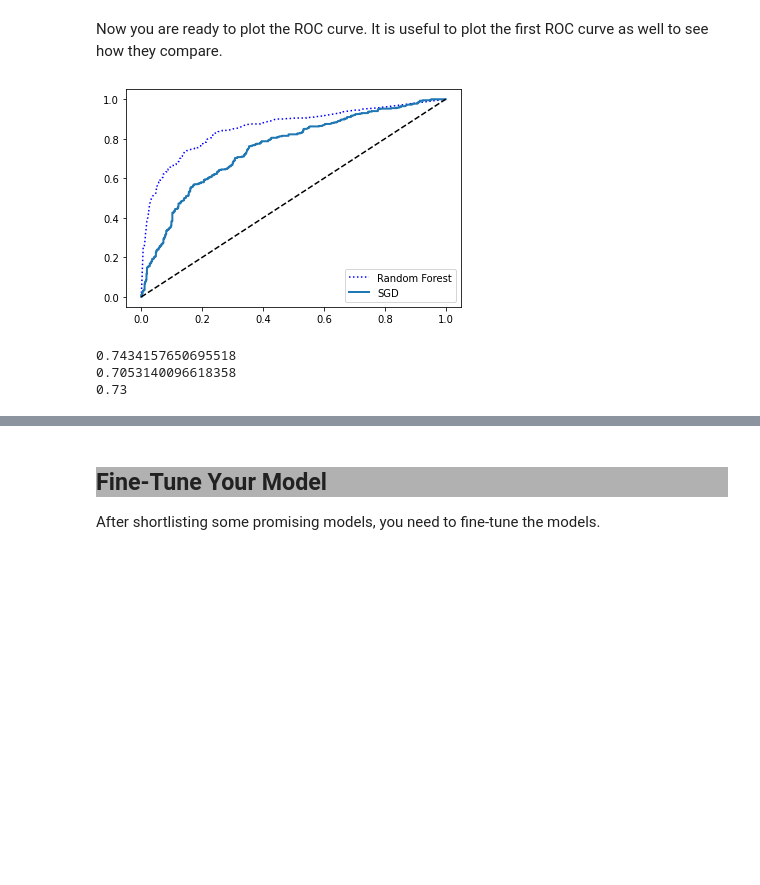
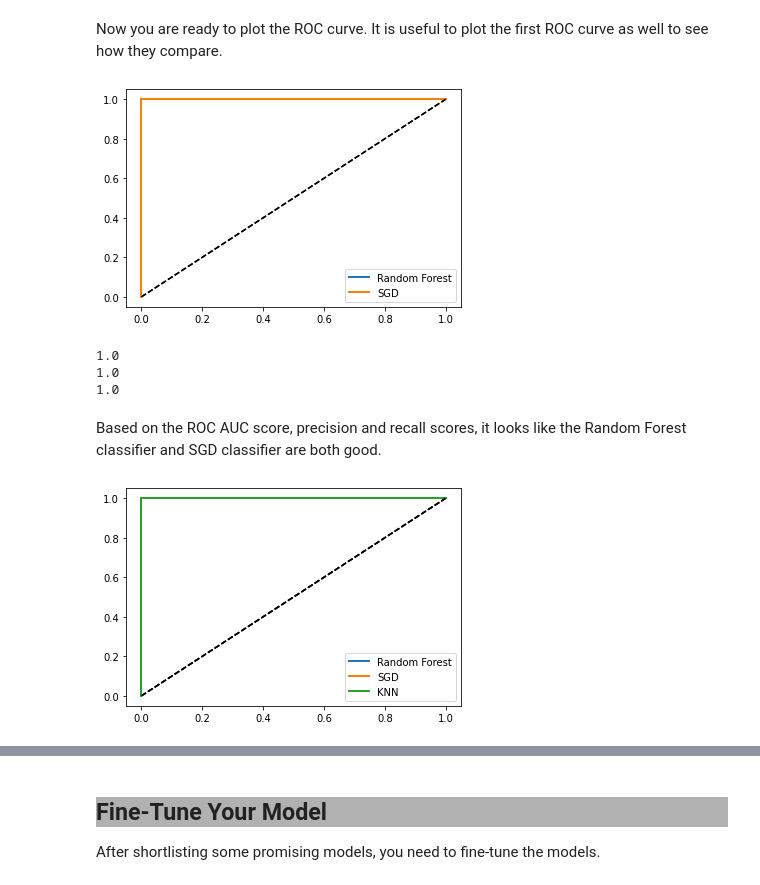
Before and after one commit to venkattplethora/MachineLearning, a Jupyter notebook: Iris.ipynb, the cells around one changed output, grey strips where cells are left out. Drawn from its saved outputs; the diff is of its cells as text; code cells hidden in the pictures; blank space fills up the shorter version.

```diff
--- a/Iris.ipynb
+++ b/Iris.ipynb
@@ -345,7 +350,7 @@ Hence, the ROC curve plots sensitivity (recall) versus 1 – specificity.
 # %%
 from sklearn.metrics import roc_curve
 
-fpr, tpr, thresholds = roc_curve(y_train, y_scores)
+fpr, tpr, thresholds = roc_curve(y_train_setosa, y_scores)
 # %%
 def plot_roc_curve(fpr, tpr, label=None):
     plt.plot(fpr, tpr, linewidth=2, label=label)
@@ -387,19 +392,21 @@ fpr_sgd, tpr_sgd, thresholds_sgd = roc_curve(y_train, y_scores_sgd)
 # %% [markdown]
 Now you are ready to plot the ROC curve. It is useful to plot the first ROC curve as well to see how they compare.
 # %%
-plt.plot(fpr, tpr, "b:", label="Random Forest")
+plot_roc_curve(fpr, tpr, "Random Forest")
 plot_roc_curve(fpr_sgd, tpr_sgd, "SGD")
 plt.legend(loc="lower right")
 plt.show()
 # %% [output]
-[figure, old version]
+[figure, new version]
 # %%
-print(roc_auc_score(y_train, y_scores_sgd))
+print(roc_auc_score(y_train_setosa, y_scores_sgd))
 
-y_scores_sgd = cross_val_predict(sgd_clf, titanic_prepared, y_train, cv=3)
-print(precision_score(y_train, y_scores_sgd))
-print(recall_score(y_train, y_scores_sgd))
+y_scores_sgd = cross_val_predict(sgd_clf, iris_prepared, y_train_setosa, cv=3)
+print(precision_score(y_train_setosa, y_scores_sgd))
+print(recall_score(y_train_setosa, y_scores_sgd))
 # %% [output]
-0.7434157650695518
-0.7053140096618358
-0.73
+1.0
+1.0
+1.0
+# %% [markdown]
+Based on the ROC AUC score, precision and recall scores, it looks like the Random Forest classifier and SGD classifier are both good.
@@ -405,0 +423,8 @@ print(recall_score(y_train, y_scores_sgd))
+# %%
+plot_roc_curve(fpr, tpr, "Random Forest")
+plot_roc_curve(fpr_sgd, tpr_sgd, "SGD")
+plot_roc_curve(fpr_knn, tpr_knn, "KNN")
+plt.legend(loc="lower right")
+plt.show()
+# %% [output]
+[figure, added]
```
Also changed, not shown: parts of 31 cells of this notebook, 2 other files.
